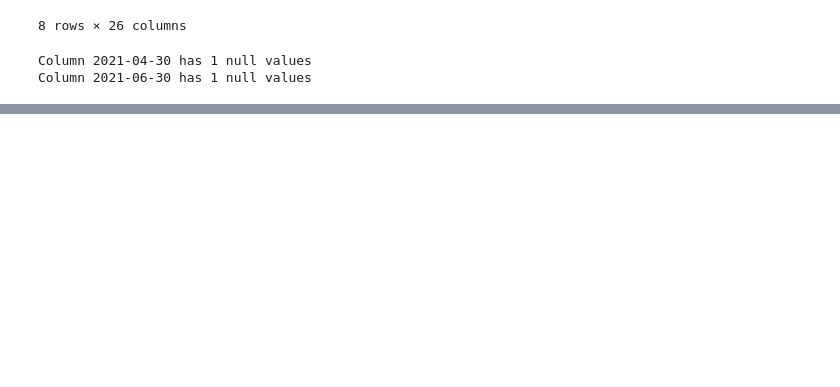
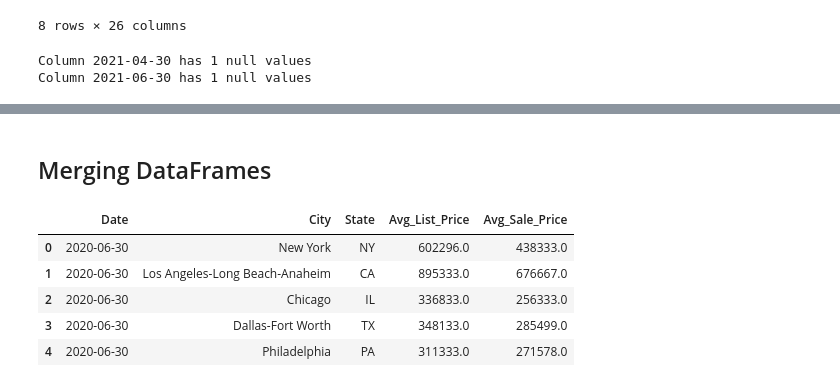
Before and after one commit to mein0819/Final_Project, a Jupyter notebook: Initial_Data_Exploration.ipynb, the cells around one changed output, grey strips where cells are left out. Cells and saved outputs as stored; diff of their text form; code cells hidden in the pictures; blank space fills up the shorter version.

```diff
--- a/Initial_Data_Exploration.ipynb
+++ b/Initial_Data_Exploration.ipynb
@@ -377,0 +453,4 @@ list_price_data
+# %%
+# Move Date Column to the first column
+list_price_by_month = list_price_by_month[['Date', 'City', 'State', 'Avg_List_Price']]
+list_price_by_month.head()
@@ -441,0 +533,6 @@ sale_price_data.head()
+# %%
+# Reorder data to have all the dates in one column
+sale_price_by_month = sale_price_data.melt(id_vars=['RegionName', 'StateName'],
+                                          var_name='Date',
+                                          value_name='Avg_Sale_Price')
+sale_price_by_month.head()
@@ -441,0 +546,4 @@ sale_price_data.head()
+# %%
+# Rename RegionName and StateName columns
+sale_price_by_month.rename(columns={'RegionName':'City', 'StateName':'State'}, inplace=True)
+sale_price_by_month.head()
@@ -441,0 +557,4 @@ sale_price_data.head()
+# %%
+# Reorder so Date is in first column
+sale_price_by_month = sale_price_by_month[['Date', 'City', 'State', 'Avg_Sale_Price']]
+sale_price_by_month.head()
@@ -441,0 +568,16 @@ sale_price_data.head()
+# %% [markdown]
+## Merging DataFrames
+# %%
+# Merge Avg_Sale_Price column into list_price_price_by_month
+list_sale_data = pd.merge(list_price_by_month, sale_price_by_month[['Date', 'City', 'Avg_Sale_Price']],
+                         how='left',
+                         left_on=['Date', 'City'],
+                         right_on=['Date','City'])
+list_sale_data.head()
+# %% [output]
+|  | Date | City | State | Avg_List_Price | Avg_Sale_Price |
+| 0 | 2020-06-30 | New York | NY | 602296.0 | 438333.0 |
+| 1 | 2020-06-30 | Los Angeles-Long Beach-Anaheim | CA | 895333.0 | 676667.0 |
+| 2 | 2020-06-30 | Chicago | IL | 336833.0 | 256333.0 |
+| 3 | 2020-06-30 | Dallas-Fort Worth | TX | 348133.0 | 285499.0 |
+| 4 | 2020-06-30 | Philadelphia | PA | 311333.0 | 271578.0 |
```
Also changed, not shown: parts of 49 cells of this notebook.
